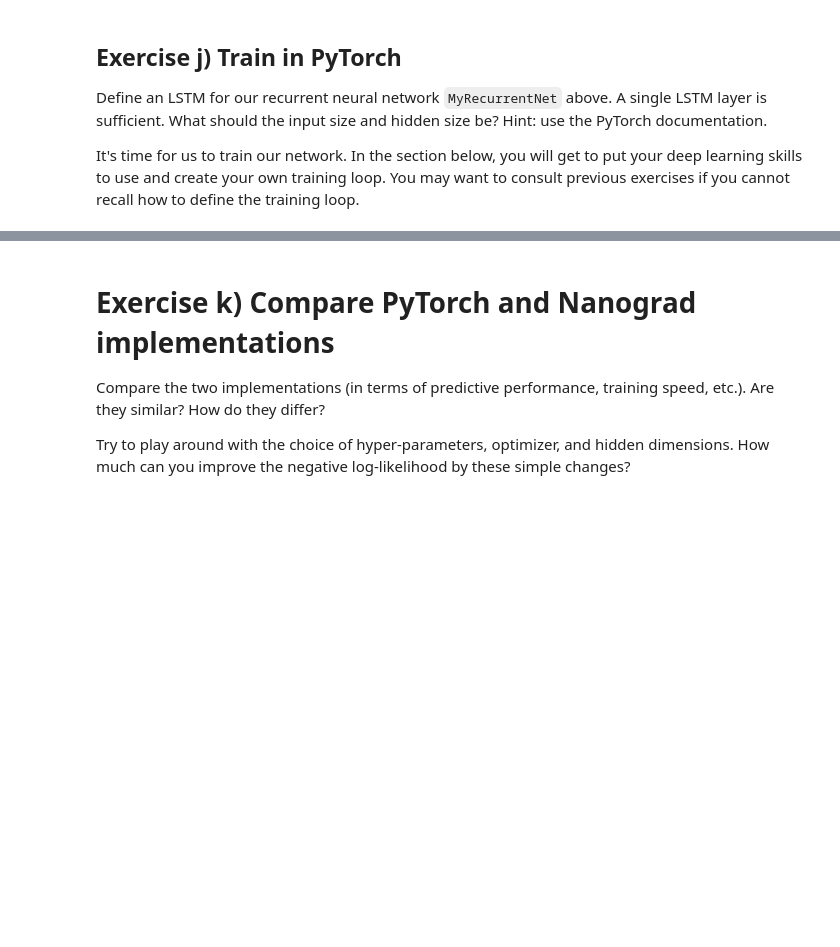
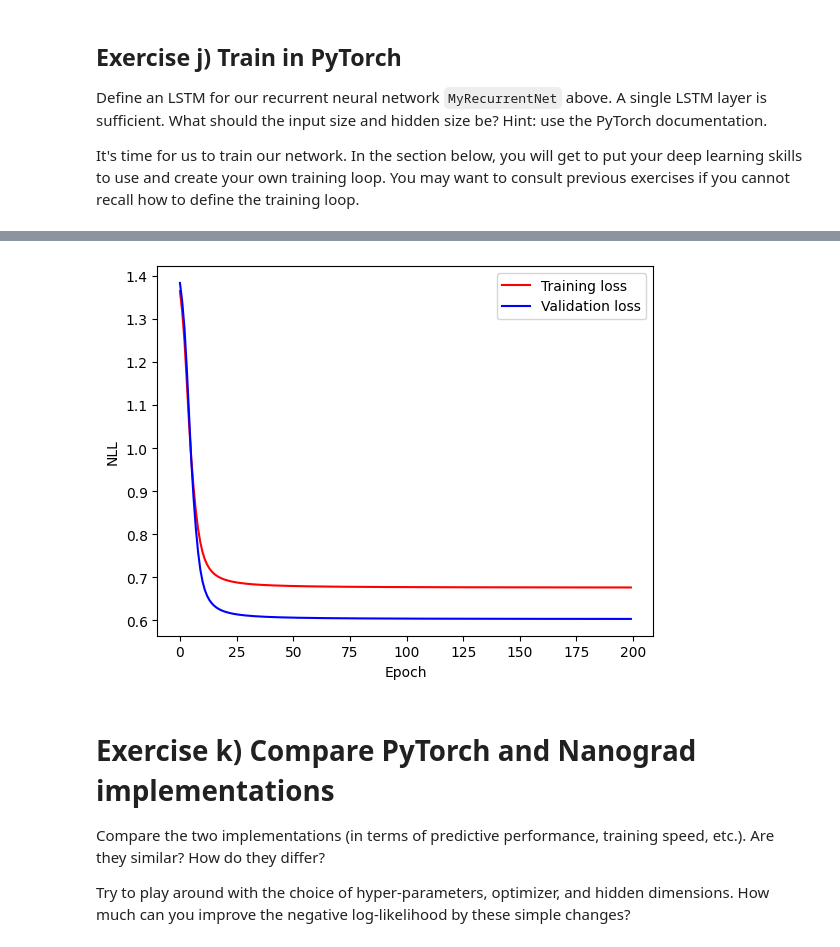
Before and after one commit to schependom/DTU_deep-learning, a Jupyter notebook: Week5 Recurrent/5.1 Recurrent Neural Networks.ipynb, the cells around one changed output, grey strips where cells are left out. Cells and saved outputs as stored; diff of their text form; code cells hidden in the pictures; blank space fills up the shorter version.

```diff
--- a/Week5 Recurrent/5.1 Recurrent Neural Networks.ipynb
+++ b/Week5 Recurrent/5.1 Recurrent Neural Networks.ipynb
@@ -1437,22 +1532,36 @@ class MyRecurrentNet(nn.Module):
 
         # Recurrent layer
         # YOUR CODE HERE!
-        self.lstm =
+        self.lstm = nn.LSTM(input_size=vocab_size,
+                            hidden_size=50,         # number of features in hidden state
+                            num_layers=1,
+                            batch_first=True)       # input & output tensors are provided as (batch, seq, feature)
 
         # Output layer
-        self.l_out = nn.Linear(in_features=50,
-                            out_features=vocab_size,
-                            bias=False)
+        self.l_out = nn.Linear(in_features=50,      # must match hidden_size above
+                            out_features=vocab_size,# must match number of classes
+                            bias=False)             # no bias needed here as we have a bias in the LSTM layer
 
     def forward(self, x):
         # RNN returns output and last hidden state
         x, (h, c) = self.lstm(x)
+        # x = output features from the last layer of the LSTM, for each timestep
+        #       -> shape (batch_size, seq_length, hidden_size)
+        # h = hidden state for t=seq_length
+        # c = cell state for t=seq_length
 
         # Flatten output for feed-forward layer
         x = x.view(-1, self.lstm.hidden_size)
+        # view takes 2 arguments: (num_rows, num_columns)
+        #   -> -1 means "infer this dimension based on the other one"
+
+        # Now, x has shape (batch_size*seq_length, hidden_size)
 
         # Output layer
         x = self.l_out(x)
+
+        # l_out returns a 2D tensor of shape (batch_size*seq_length, vocab_size)
+        # and contains the logits for each class (word in vocabulary)
 
         return x
 
@@ -1520,8 +1647,8 @@ net = MyRecurrentNet()
 
 # Define a loss function and optimizer for this problem
 # YOUR CODE HERE!
-criterion =
-optimizer =
+criterion = nn.CrossEntropyLoss()
+optimizer = torch.optim.Adam(net.parameters(), lr=0.001)
 
 # Track loss
 training_loss, validation_loss = [], []
@@ -1551,11 +1678,11 @@ for i in range(num_epochs):
 
         # Forward pass
         # YOUR CODE HERE!
-        outputs =
+        outputs = net.forward(inputs_one_hot)
 
         # Compute loss
         # YOUR CODE HERE!
-        loss =
+        loss = criterion(outputs, targets_idx)
 
         # Update loss
         epoch_validation_loss += loss.detach().numpy()
@@ -1578,15 +1705,17 @@ for i in range(num_epochs):
 
         # Forward pass
         # YOUR CODE HERE!
-        outputs =
+        outputs = net.forward(inputs_one_hot)
 
         # Compute loss
         # YOUR CODE HERE!
-        loss =
+        loss = criterion(outputs, targets_idx)
 
         # Backward pass
         # YOUR CODE HERE!
-        # zero grad, backward, step...
+        optimizer.zero_grad()
+        loss.backward()
+        optimizer.step()
 
         # Update loss
         epoch_training_loss += loss.detach().numpy()
@@ -1634,3 +1763,4 @@ plt.plot(epoch, validation_loss, 'b', label='Validation loss')
 plt.legend()
 plt.xlabel('Epoch'), plt.ylabel('NLL')
 plt.show()
+# %% [output]
@@ -1637,3 +1784,4 @@ plt.show()
+[figure, added]
 # %% [markdown]
 # Exercise k) Compare PyTorch and Nanograd implementations
 
```
Also changed, not shown: parts of 15 cells of this notebook, 1 other file.
